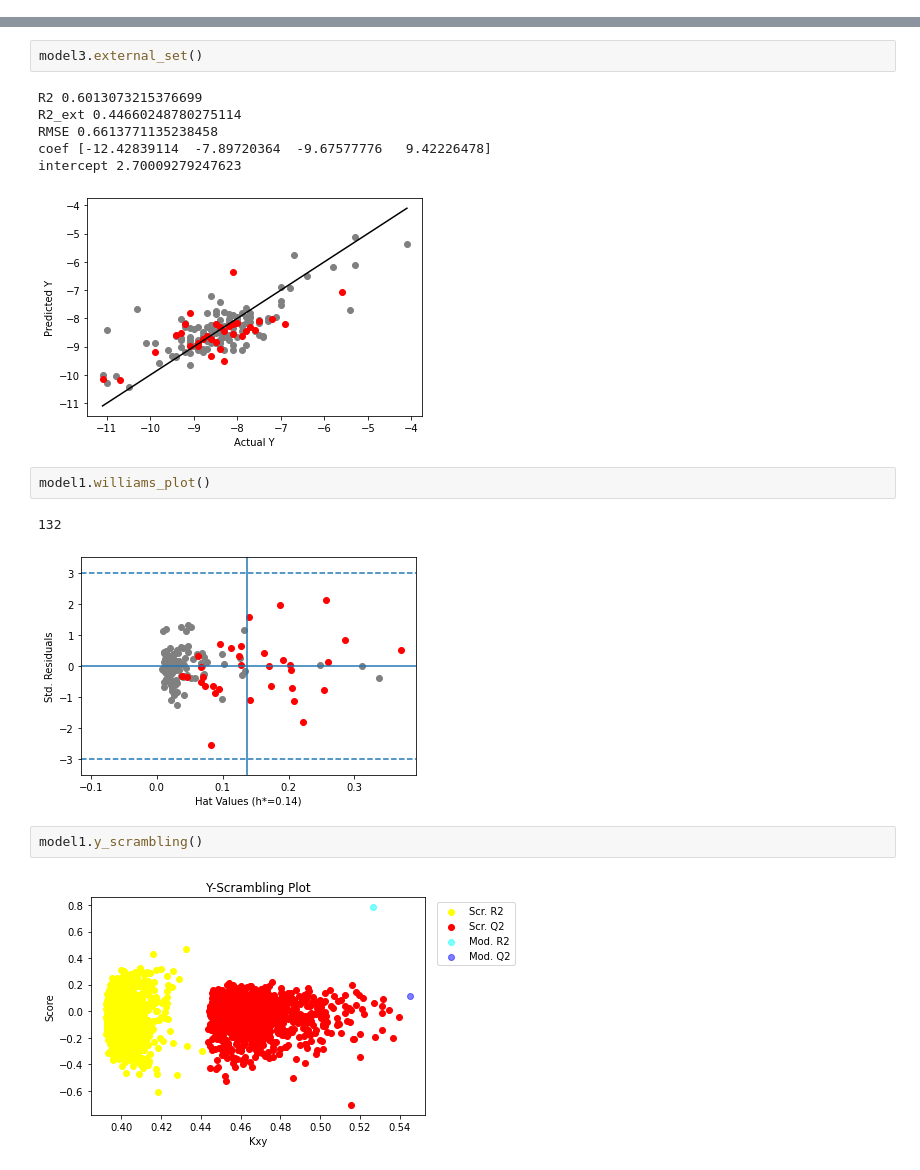
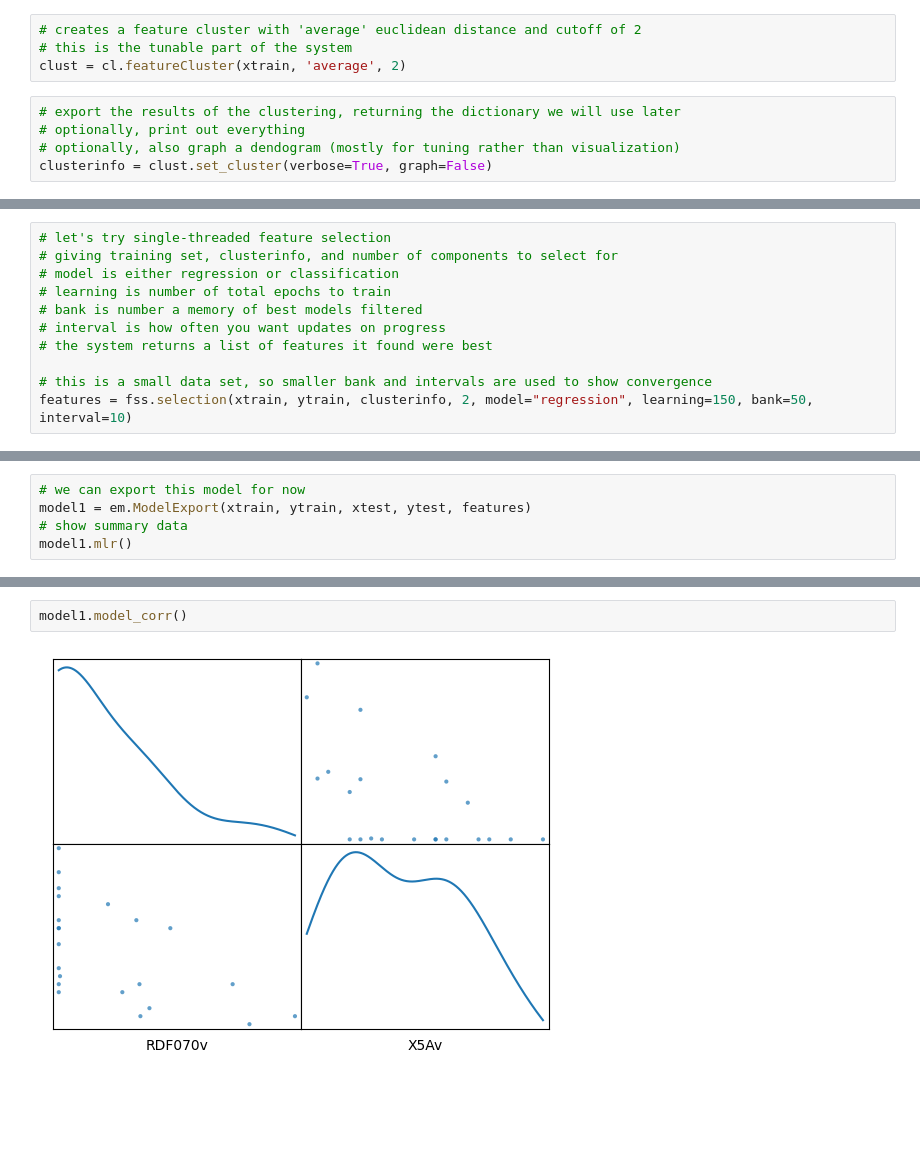
Before and after one commit to StephenSzwiec/qsarify, a Jupyter notebook: Untitled.ipynb, the cells around one changed output, grey strips where cells are left out. Saved outputs shown, nothing was run; the diff lists cells and outputs as text; blank space fills up the shorter version.

```diff
--- a/Untitled.ipynb
+++ b/Untitled.ipynb
@@ -229,0 +53,9 @@ model0.train_plot()
+# %%
+# creates a feature cluster with 'average' euclidean distance and cutoff of 2
+# this is the tunable part of the system
+clust = cl.featureCluster(xtrain, 'average', 2)
+# %%
+# export the results of the clustering, returning the dictionary we will use later
+# optionally, print out everything
+# optionally, also graph a dendogram (mostly for tuning rather than visualization)
+clusterinfo = clust.set_cluster(verbose=True, graph=False)
@@ -229,0 +88,11 @@ model0.train_plot()
+# %%
+# let's try single-threaded feature selection
+# giving training set, clusterinfo, and number of components to select for
+# model is either regression or classification
+# learning is number of total epochs to train
+# bank is number a memory of best models filtered
+# interval is how often you want updates on progress
+# the system returns a list of features it found were best
+
+# this is a small data set, so smaller bank and intervals are used to show convergence
+features = fss.selection(xtrain, ytrain, clusterinfo, 2, model="regression", learning=150, bank=50, interval=10)
@@ -229,0 +119,5 @@ model0.train_plot()
+# %%
+# we can export this model for now
+model1 = em.ModelExport(xtrain, ytrain, xtest, ytest, features)
+# show summary data
+model1.mlr()
@@ -260,18 +149,4 @@ intercept -9.429573326289603
-# %%
-model3.external_set()
-# %% [output]
-R2 0.6013073215376699
-R2_ext 0.44660248780275114
-RMSE 0.6613771135238458
-coef [-12.42839114  -7.89720364  -9.67577776   9.42226478]
-intercept 2.70009279247623
-[figure, removed]
 # %%
-model1.williams_plot()
+model1.model_corr()
 # %% [output]
-132
-[figure, old version]
+[figure, new version]
-# %%
-model1.y_scrambling()
-# %% [output]
-[figure, removed]
```
Also changed, not shown: parts of 46 cells of this notebook, 8 other files.
